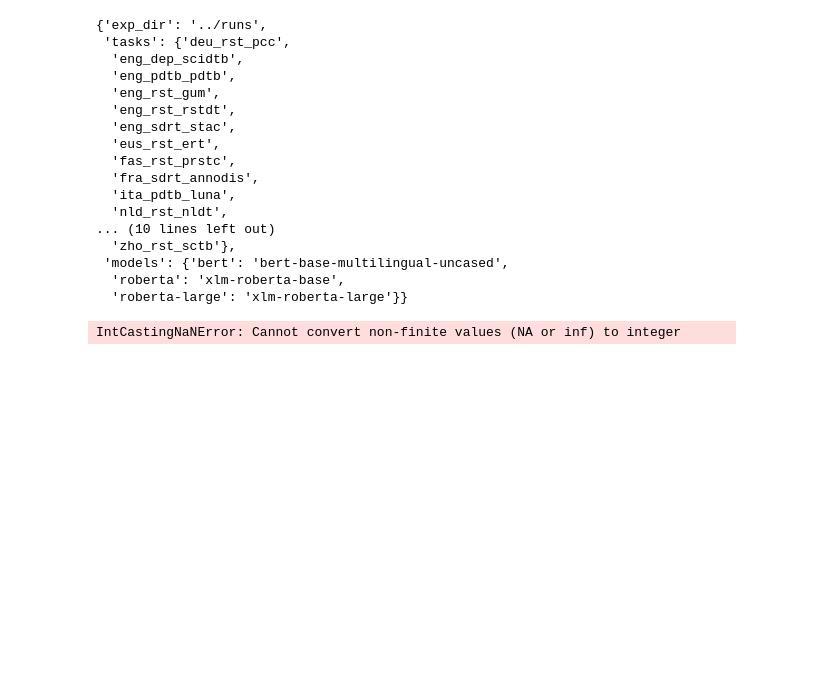
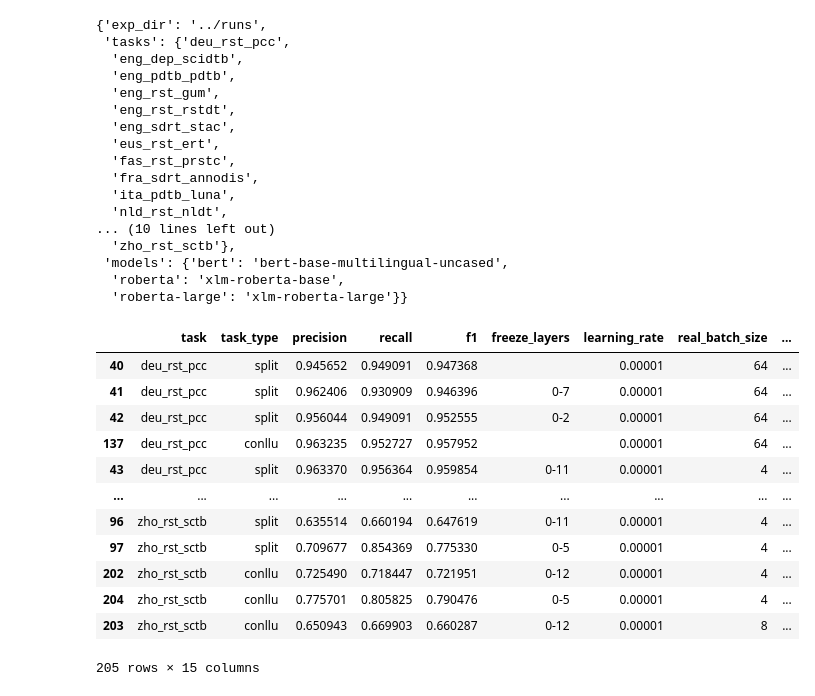
Before and after one commit to phimit/jiant, a Jupyter notebook: scripts/vizu_results.ipynb, the cells around one changed output. Saved outputs shown, nothing was run; the diff lists cells and outputs as text; code cells hidden in the pictures; blank space fills up the shorter version.

```diff
--- a/scripts/vizu_results.ipynb
+++ b/scripts/vizu_results.ipynb
@@ -42,21 +42,35 @@ config
   'roberta-large': 'xlm-roberta-large'}}
 # %%
 val_scores = collect_final_result(config["tasks"],["roberta","roberta-large","bert"],config,task_type="split",best_metadata=False)
+val_scores = pds.concat((val_scores,collect_final_result(config["tasks"],["roberta","roberta-large","bert"],config,task_type="conllu",best_metadata=False)))
+
 # this should be read from args/config; hardcoded for now
 val_scores["real_batch_size"] = val_scores["real_batch_size"].astype(int)
 
-val_scores["epochs"].replace(to_replace=[None],value=30,inplace=True)
-val_scores["epochs"] = val_scores["epochs"].astype(int)
+#val_scores["epochs"].replace(to_replace=[None],value=30,inplace=True)
+#val_scores["epochs"] = val_scores["epochs"].astype(int)
 # default -> replace
 val_scores["max_seq_length"].replace([None],180,inplace=True)
 
 val_scores["patience"] = 10
 #val_scores["eval steps"] = 500
-val_scores["setup"] = "jiant single"
+#val_scores["setup"] = "jiant single"
 val_scores["train corpus"] = val_scores["task"]
 ################
 val_scores = val_scores.reset_index(drop=True)
 val_scores.sort_values(by=["task","model","real_batch_size"])
 # %% [output]
+|  | task | task_type | precision | recall | f1 | freeze_layers | learning_rate | real_batch_size | ... |
+| 40 | deu_rst_pcc | split | 0.945652 | 0.949091 | 0.947368 |  | 0.00001 | 64 | ... |
+| 41 | deu_rst_pcc | split | 0.962406 | 0.930909 | 0.946396 | 0-7 | 0.00001 | 64 | ... |
+| 42 | deu_rst_pcc | split | 0.956044 | 0.949091 | 0.952555 | 0-2 | 0.00001 | 64 | ... |
+| 137 | deu_rst_pcc | conllu | 0.963235 | 0.952727 | 0.957952 |  | 0.00001 | 64 | ... |
+| 43 | deu_rst_pcc | split | 0.963370 | 0.956364 | 0.959854 | 0-11 | 0.00001 | 4 | ... |
+| ... | ... | ... | ... | ... | ... | ... | ... | ... | ... |
+| 96 | zho_rst_sctb | split | 0.635514 | 0.660194 | 0.647619 | 0-11 | 0.00001 | 4 | ... |
+| 97 | zho_rst_sctb | split | 0.709677 | 0.854369 | 0.775330 | 0-5 | 0.00001 | 4 | ... |
+| 202 | zho_rst_sctb | conllu | 0.725490 | 0.718447 | 0.721951 | 0-12 | 0.00001 | 4 | ... |
+| 204 | zho_rst_sctb | conllu | 0.775701 | 0.805825 | 0.790476 | 0-5 | 0.00001 | 4 | ... |
+| 203 | zho_rst_sctb | conllu | 0.650943 | 0.669903 | 0.660287 | 0-12 | 0.00001 | 8 | ... |
-IntCastingNaNError: Cannot convert non-finite values (NA or inf) to integer
+205 rows × 15 columns
 # %%
```
Also changed, not shown: parts of 18 cells of this notebook, 14 other files.
